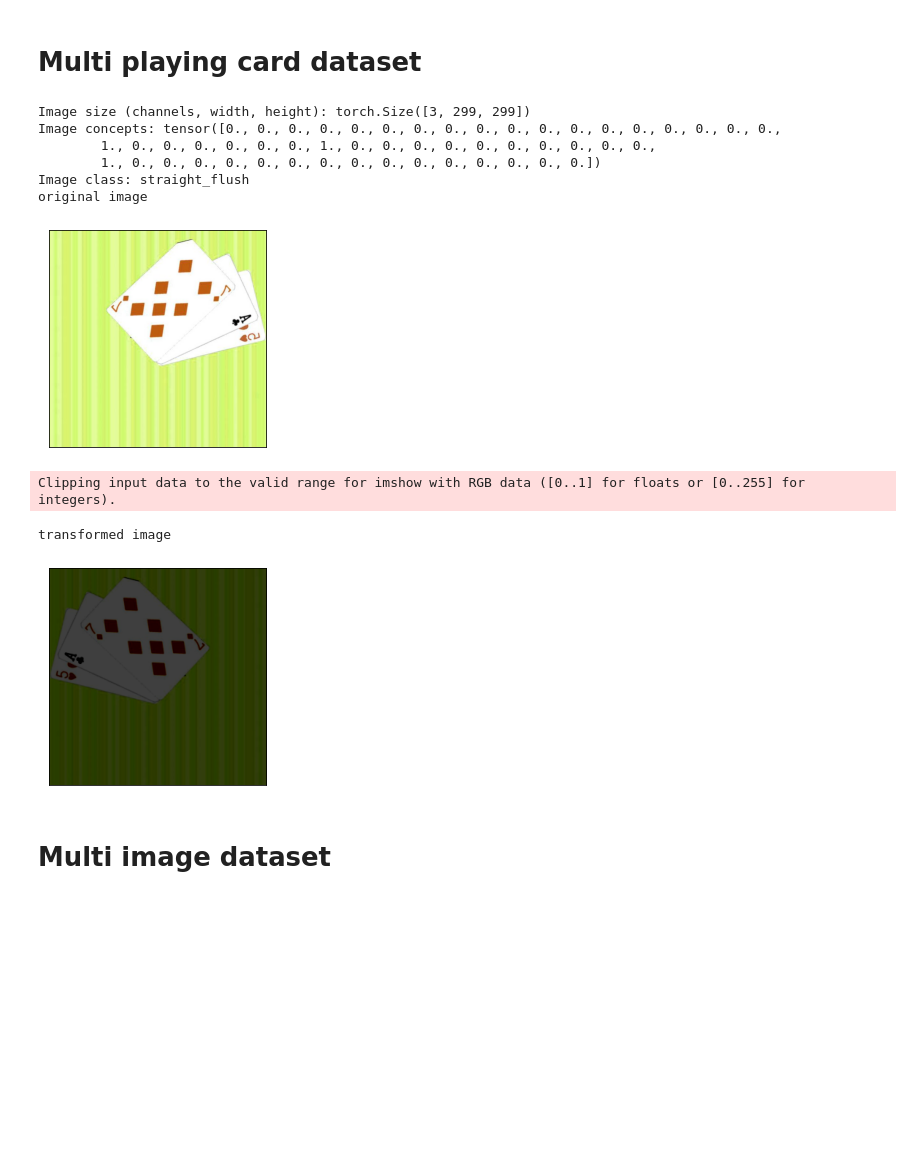
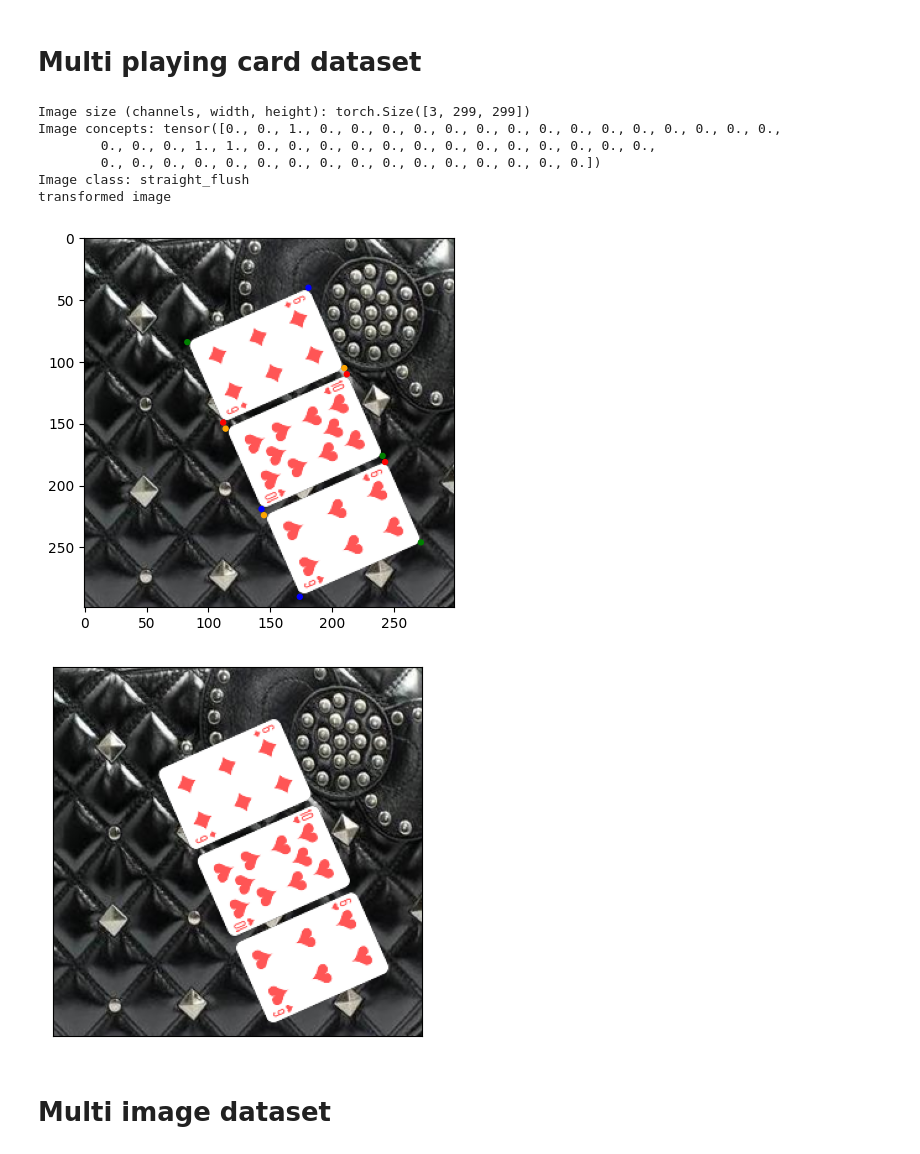
Before and after one commit to JackFurby/Playing-cards-CBM, a Jupyter notebook: playing_card_dataset.ipynb, the cells around one changed output. Cells and saved outputs as stored; diff of their text form; code cells hidden in the pictures; blank space fills up the shorter version.

```diff
--- a/playing_card_dataset.ipynb
+++ b/playing_card_dataset.ipynb
@@ -65,49 +60,56 @@ transformed image
 # %% [markdown]
 # Multi playing card dataset
 # %%
-
 N_CONCEPT = 52
 N_CLASSES = 6
-val_loader = load_data("./dataset/three_card_poker/train.pkl", 16, dataset_root="./dataset/three_card_poker", has_class=False, return_orig=True, shuffle=True)
+NUM_IMG_OUTPUT = 1
+USE_SIG = True
+val_loader = load_data("./dataset/playing-cards/splits/three_card_class/val.pkl", 16, num_concepts=N_CONCEPT, dataset_root="./dataset/playing-cards/", return_points=True, shuffle=True)
 
-
-concept_index_to_string = IndexToString("./dataset/three_card_poker/concepts.txt")
-class_index_to_string = IndexToString("./dataset/three_card_poker/classes.txt")
+concept_index_to_string = IndexToString("./dataset/playing-cards/splits/three_card_poker_card_class/concepts.txt")
+class_index_to_string = IndexToString("./dataset/playing-cards/splits/three_card_poker_card_class/classes.txt")
 # %%
 imageId = 0
 
-images, labels, concepts, original_imgs = next(iter(val_loader))
+images, labels, concepts, points, card_classes = next(iter(val_loader))
 image, label = images[imageId], labels[imageId]
 
 # print / show input
 print("Image size (channels, width, height):", image.size())
 print("Image concepts:", concepts[imageId])
 print("Image class:", class_index_to_string(label.item()))
 
-print("original image")
+print("transformed image")
 
-plt.xticks([])
-plt.yticks([])
-plt.imshow(original_imgs[imageId].squeeze().permute(1, 2, 0))
-plt.show()
 
-print("transformed image")
+fig, ax = plt.subplots(1)
+ax.imshow(np.asarray(images[imageId].squeeze().permute(1, 2, 0)))
+for card in points[imageId]:
+	for point_no in range(len(card)):
+		if point_no == 0:
+			ax.add_patch(Circle((card[point_no][0], card[point_no][1]), 2, color='red'))  # top left
+		elif point_no == 1:
+			ax.add_patch(Circle((card[point_no][0], card[point_no][1]), 2, color='green'))  # top right
+		elif point_no == 2:
+			ax.add_patch(Circle((card[point_no][0], card[point_no][1]), 2, color='orange'))  # bottom left
+		else:
+			ax.add_patch(Circle((card[point_no][0], card[point_no][1]), 2, color='blue'))  # bottom right
+plt.show()    # Default is a blocking call
+
 
 plt.xticks([])
 plt.yticks([])
 plt.imshow(images[imageId].squeeze().permute(1, 2, 0))
 plt.show()
 # %% [output]
 Image size (channels, width, height): torch.Size([3, 299, 299])
-Image concepts: tensor([0., 0., 0., 0., 0., 0., 0., 0., 0., 0., 0., 0., 0., 0., 0., 0., 0., 0.,
-        1., 0., 0., 0., 0., 0., 0., 1., 0., 0., 0., 0., 0., 0., 0., 0., 0., 0.,
-        1., 0., 0., 0., 0., 0., 0., 0., 0., 0., 0., 0., 0., 0., 0., 0.])
+Image concepts: tensor([0., 0., 1., 0., 0., 0., 0., 0., 0., 0., 0., 0., 0., 0., 0., 0., 0., 0.,
+        0., 0., 0., 1., 1., 0., 0., 0., 0., 0., 0., 0., 0., 0., 0., 0., 0., 0.,
+        0., 0., 0., 0., 0., 0., 0., 0., 0., 0., 0., 0., 0., 0., 0., 0.])
 Image class: straight_flush
-original image
+transformed image
-[figure, old version]
+[figure, new version]
-Clipping input data to the valid range for imshow with RGB data ([0..1] for floats or [0..255] for integers).
-transformed image
-[figure, old version]
+[figure, new version]
 # %% [markdown]
 # Multi image dataset
 # %%
```
Also changed, not shown: parts of 5 cells of this notebook, 4 other files.
